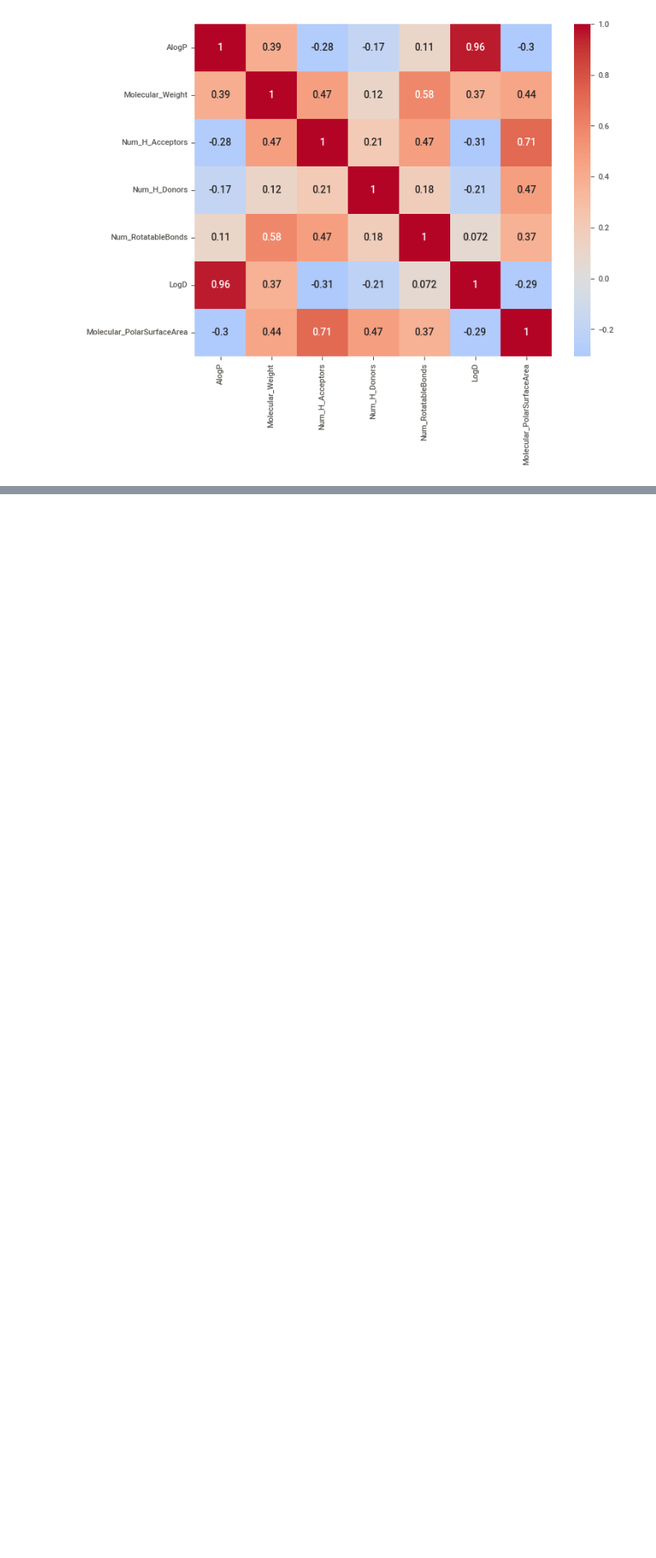
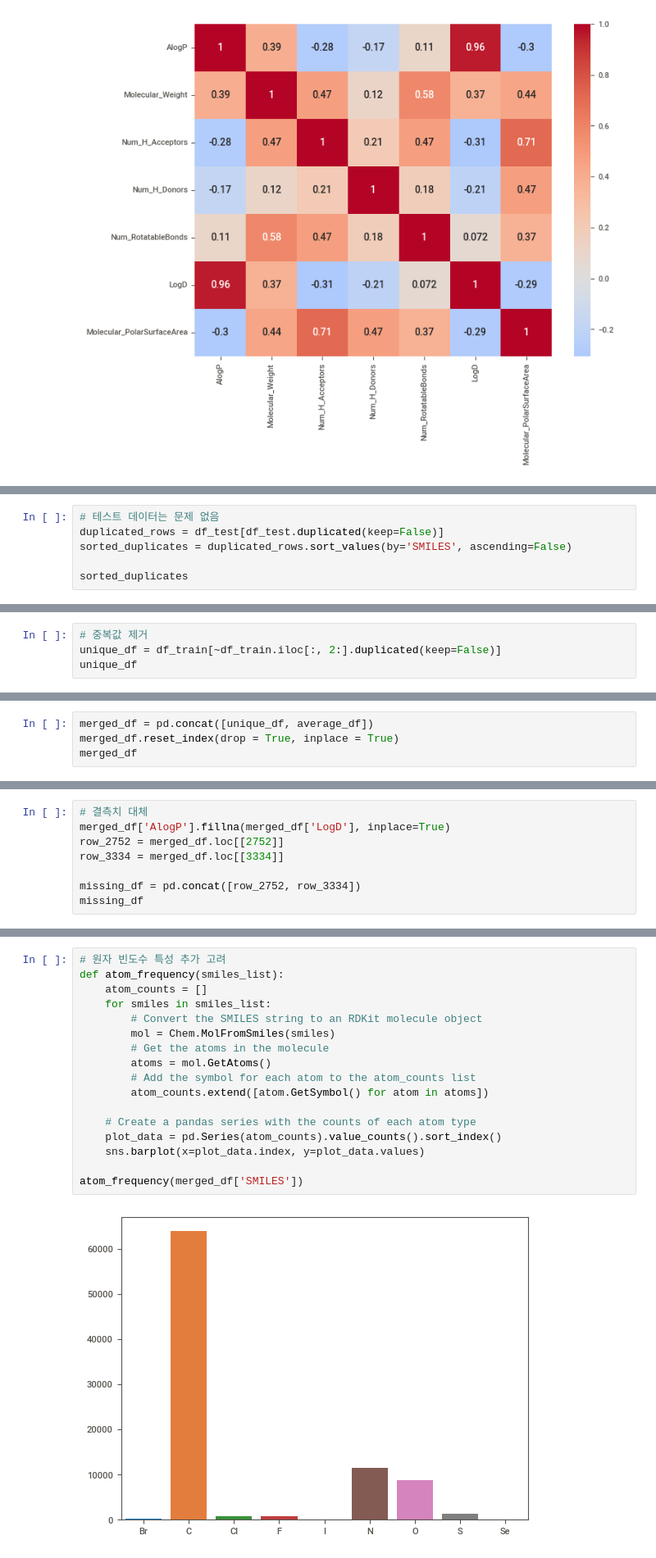
Before and after one commit to AnMyeongGyu/dacon_new_drug, a Jupyter notebook: 00_eda.ipynb, the cells around one changed output, grey strips where cells are left out. Shown at 82% size. Cells and saved outputs as stored; diff of their text form; blank space fills up the shorter version.

```diff
--- a/00_eda.ipynb
+++ b/00_eda.ipynb
@@ -221,0 +223,6 @@ sorted_duplicates
+# %%
+# 테스트 데이터는 문제 없음
+duplicated_rows = df_test[df_test.duplicated(keep=False)]
+sorted_duplicates = duplicated_rows.sort_values(by='SMILES', ascending=False)
+
+sorted_duplicates
@@ -221,0 +246,4 @@ sorted_duplicates
+# %%
+# 중복값 제거
+unique_df = df_train[~df_train.iloc[:, 2:].duplicated(keep=False)]
+unique_df
@@ -221,0 +264,4 @@ sorted_duplicates
+# %%
+merged_df = pd.concat([unique_df, average_df])
+merged_df.reset_index(drop = True, inplace = True)
+merged_df
@@ -221,0 +288,8 @@ sorted_duplicates
+# %%
+# 결측치 대체
+merged_df['AlogP'].fillna(merged_df['LogD'], inplace=True)
+row_2752 = merged_df.loc[[2752]]
+row_3334 = merged_df.loc[[3334]]
+
+missing_df = pd.concat([row_2752, row_3334])
+missing_df
@@ -221,0 +302,19 @@ sorted_duplicates
+# %%
+# 원자 빈도수 특성 추가 고려
+def atom_frequency(smiles_list):
+    atom_counts = []
+    for smiles in smiles_list:
+        # Convert the SMILES string to an RDKit molecule object
+        mol = Chem.MolFromSmiles(smiles)
+        # Get the atoms in the molecule
+        atoms = mol.GetAtoms()
+        # Add the symbol for each atom to the atom_counts list
+        atom_counts.extend([atom.GetSymbol() for atom in atoms])
+
+    # Create a pandas series with the counts of each atom type
+    plot_data = pd.Series(atom_counts).value_counts().sort_index()
+    sns.barplot(x=plot_data.index, y=plot_data.values)
+
+atom_frequency(merged_df['SMILES'])
+# %% [output]
+[figure, added]
```
Also changed, not shown: parts of 18 cells of this notebook, 1 other file.
